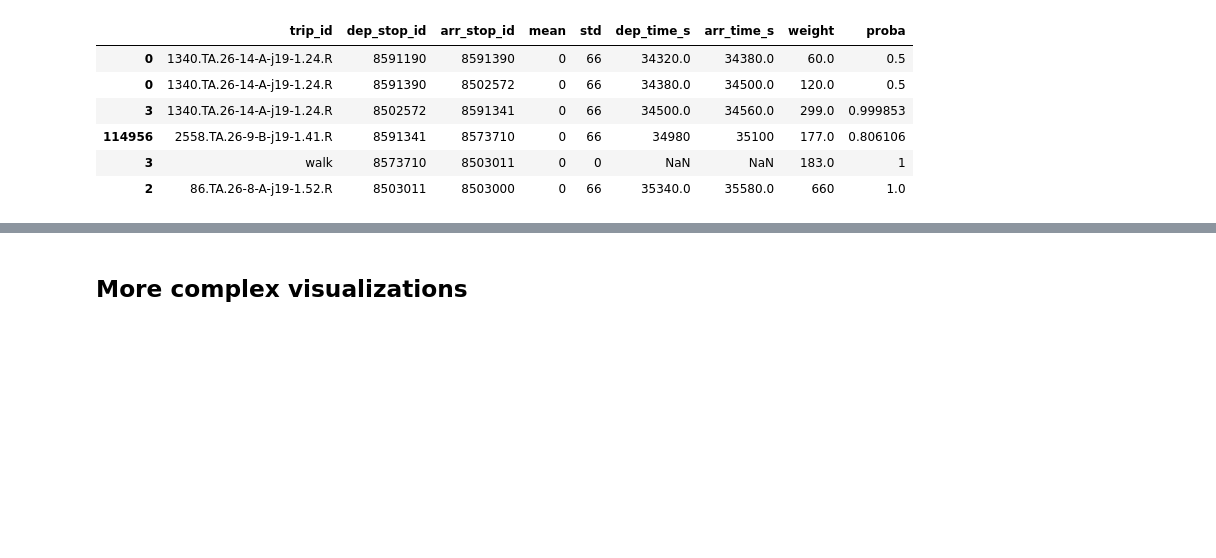
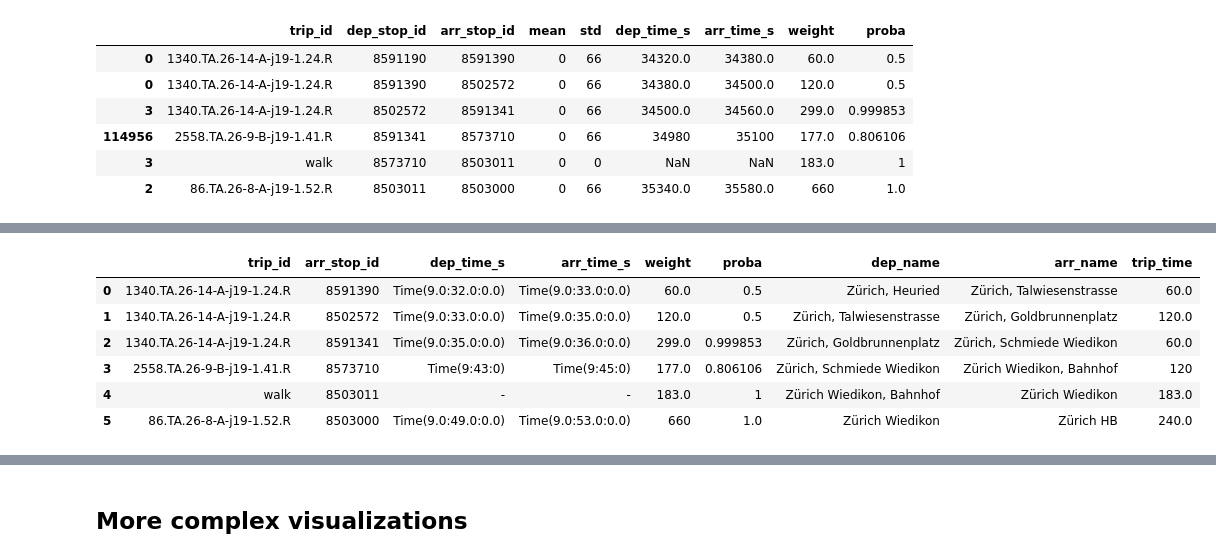
Before and after one commit to michaelroust/stochastic-journey-planner, a Jupyter notebook: notebooks/viz2.ipynb, the cells around one changed output, grey strips where cells are left out. Drawn from its saved outputs; the diff is of its cells as text; code cells hidden in the pictures; blank space fills up the shorter version.

```diff
--- a/notebooks/viz2.ipynb
+++ b/notebooks/viz2.ipynb
@@ -72,0 +106,24 @@ path_conn_datas
+# %%
+final_df_arr = final_df_dep.merge(df_stops,left_on='arr_stop_id', right_on='stop_id')
+final_df_arr.rename(columns = {'stop_name':'arr_name'}, inplace=True)
+
+d = final_df_arr.drop(columns=['mean','std','dep_stop_id', 'latitude_x','longitude_x', 'color_x' , 'latitude_y','longitude_y', 'color_y'])
+# %%
+import numpy as np
+d['trip_time'] = np.where(d['trip_id'] == 'walk', d['weight'], np.abs(d['dep_time_s']-d['arr_time_s']))
+# %%
+d['dep_time_s']= d['dep_time_s'].apply(lambda x : Time.from_seconds(x))
+d['arr_time_s']= d['arr_time_s'].apply(lambda x : Time.from_seconds(x))
+# %%
+d['dep_time_s'] = np.where(d['trip_id'] == 'walk', '-', d['dep_time_s'])
+d['arr_time_s'] = np.where(d['trip_id'] == 'walk', '-', d['arr_time_s'])
+d['proba'] = d['proba'].astype(float)
+d
+# %% [output]
+|  | trip_id | arr_stop_id | dep_time_s | arr_time_s | weight | proba | dep_name | arr_name | trip_time |
+| 0 | 1340.TA.26-14-A-j19-1.24.R | 8591390 | Time(9.0:32.0:0.0) | Time(9.0:33.0:0.0) | 60.0 | 0.5 | Zürich, Heuried | Zürich, Talwiesenstrasse | 60.0 |
+| 1 | 1340.TA.26-14-A-j19-1.24.R | 8502572 | Time(9.0:33.0:0.0) | Time(9.0:35.0:0.0) | 120.0 | 0.5 | Zürich, Talwiesenstrasse | Zürich, Goldbrunnenplatz | 120.0 |
+| 2 | 1340.TA.26-14-A-j19-1.24.R | 8591341 | Time(9.0:35.0:0.0) | Time(9.0:36.0:0.0) | 299.0 | 0.999853 | Zürich, Goldbrunnenplatz | Zürich, Schmiede Wiedikon | 60.0 |
+| 3 | 2558.TA.26-9-B-j19-1.41.R | 8573710 | Time(9:43:0) | Time(9:45:0) | 177.0 | 0.806106 | Zürich, Schmiede Wiedikon | Zürich Wiedikon, Bahnhof | 120 |
+| 4 | walk | 8503011 | - | - | 183.0 | 1 | Zürich Wiedikon, Bahnhof | Zürich Wiedikon | 183.0 |
+| 5 | 86.TA.26-8-A-j19-1.52.R | 8503000 | Time(9.0:49.0:0.0) | Time(9.0:53.0:0.0) | 660 | 1.0 | Zürich Wiedikon | Zürich HB | 240.0 |
```
Also changed, not shown: parts of 13 cells of this notebook.
